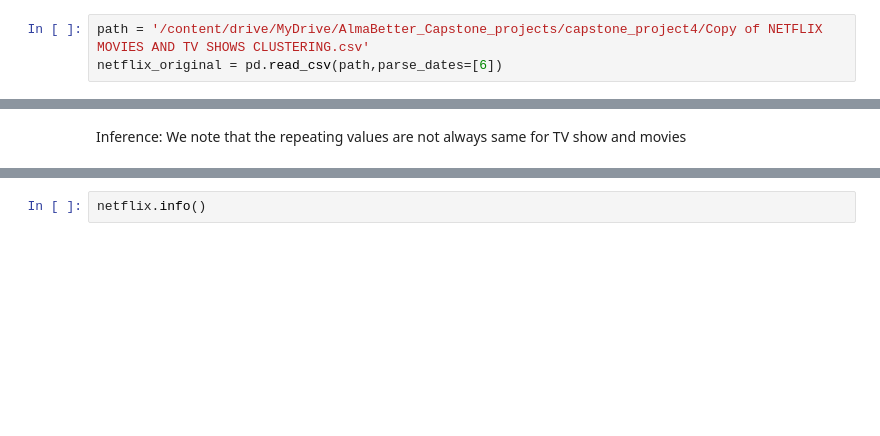
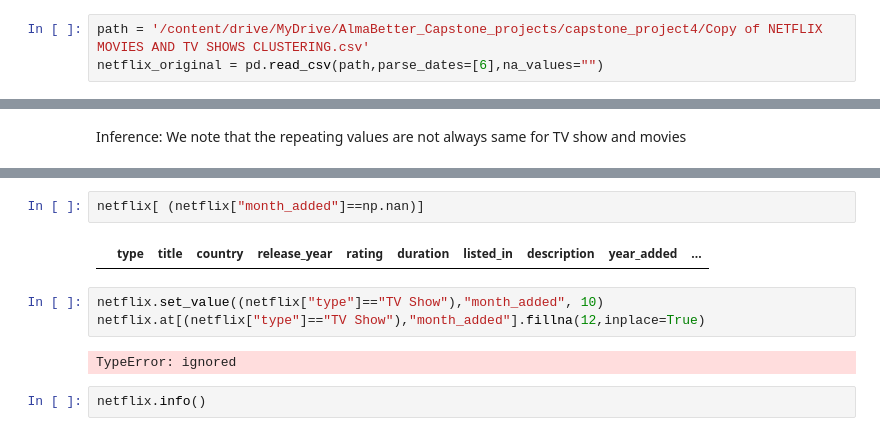
Before and after one commit to gauriagarwal18/NETFLIX_MOVIES_AND_TV_SHOWS_CLUSTERING, a Jupyter notebook: Netflix_Movies_And_Tv_Shows_Clustering_.ipynb, the cells around one changed output, grey strips where cells are left out. Drawn from its saved outputs; the diff is of its cells as text; blank space fills up the shorter version.

```diff
--- a/Netflix_Movies_And_Tv_Shows_Clustering_.ipynb
+++ b/Netflix_Movies_And_Tv_Shows_Clustering_.ipynb
@@ -66,6 +86,6 @@ Drive already mounted at /content/drive; to attempt to forcibly remount, call dr
 # %%
 path = '/content/drive/MyDrive/AlmaBetter_Capstone_projects/capstone_project4/Copy of NETFLIX MOVIES AND TV SHOWS CLUSTERING.csv'
-netflix_original = pd.read_csv(path,parse_dates=[6])
+netflix_original = pd.read_csv(path,parse_dates=[6],na_values="")
 # %%
 netflix = netflix_original.copy()
 # %%
@@ -322,3 +366,12 @@ Inference: We note that the repeating values are not always same for TV show and
+# %%
+netflix[ (netflix["month_added"]==np.nan)]
+# %% [output]
+|  | type | title | country | release_year | rating | duration | listed_in | description | year_added | ... |
+# %%
+netflix.set_value((netflix["type"]=="TV Show"),"month_added", 10)
+netflix.at[(netflix["type"]=="TV Show"),"month_added"].fillna(12,inplace=True)
+# %% [output]
+TypeError: ignored
 # %%
 netflix.info()
 # %% [output]
```
Also changed, not shown: parts of 4 cells of this notebook.
